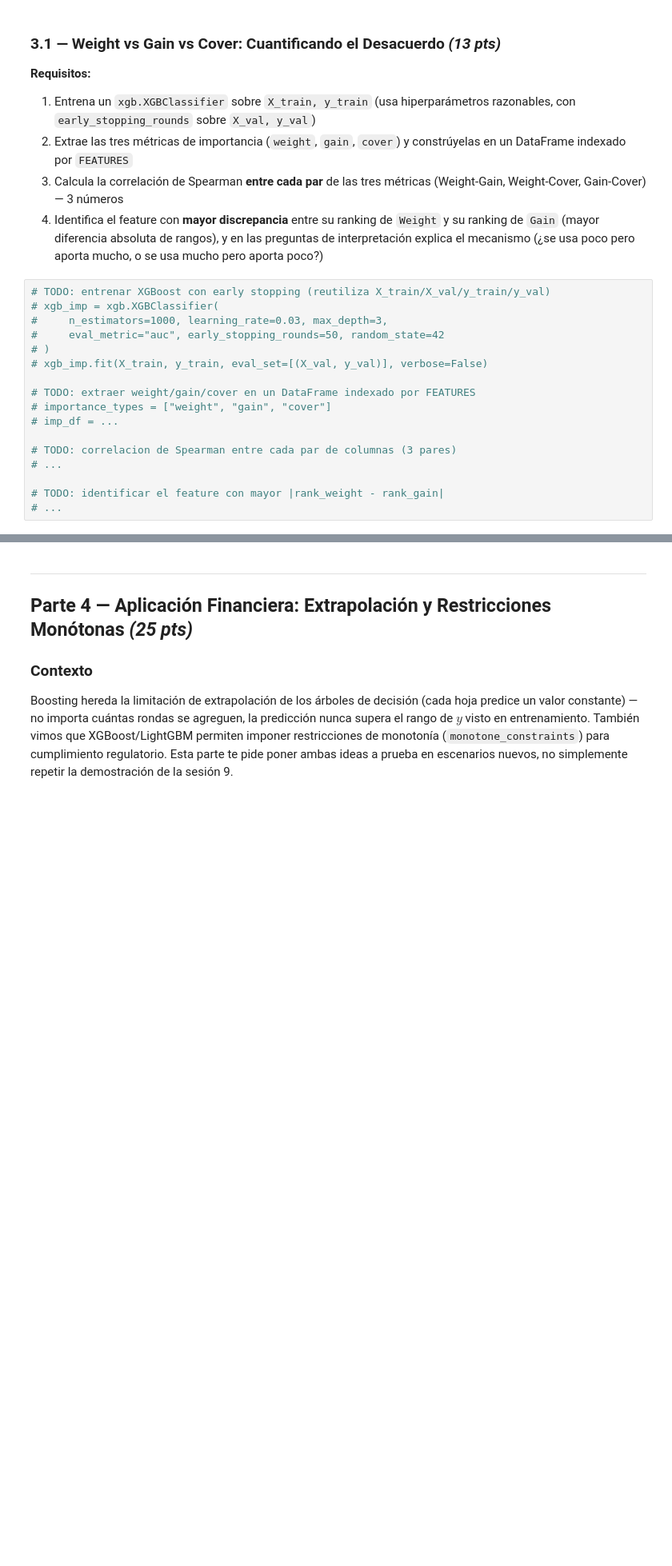
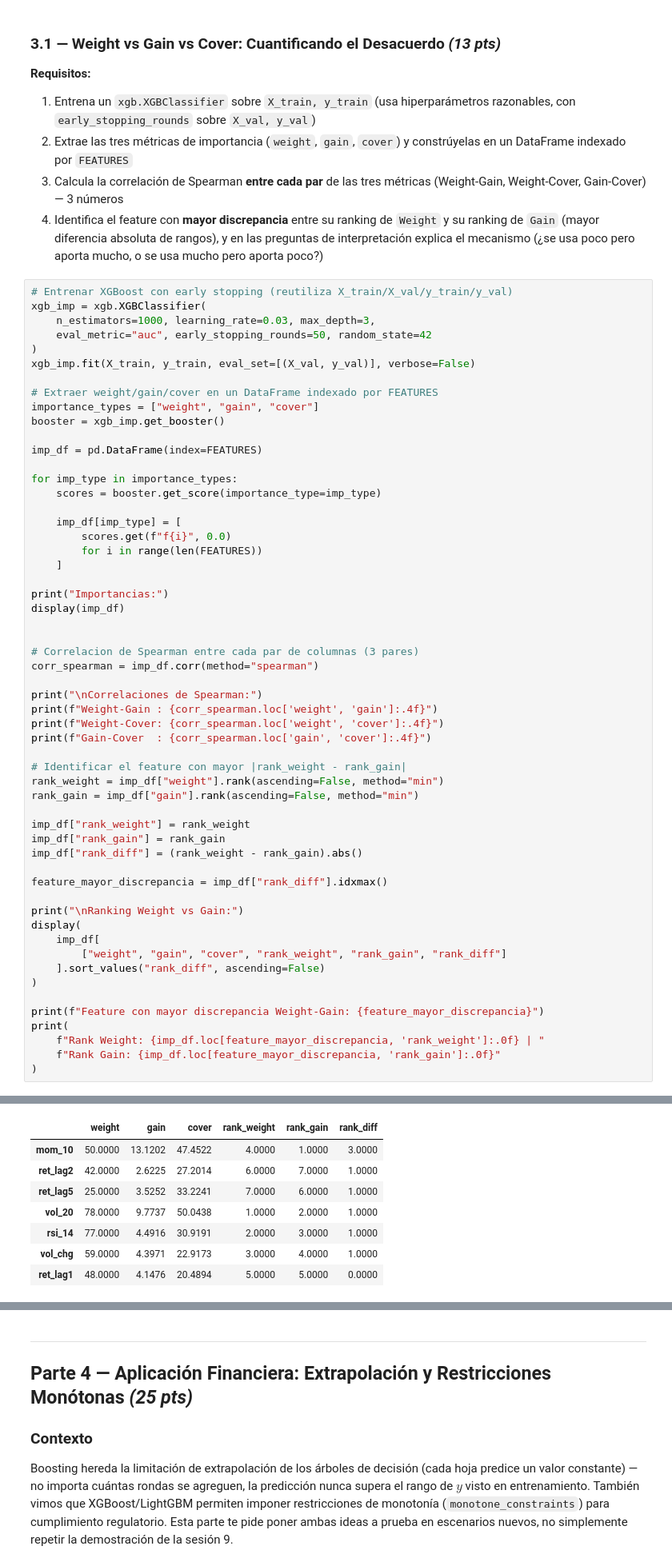
Before and after one commit to Vyena/ml_finance_teixeiradossantos, a Jupyter notebook: notebooks/hw07.ipynb, the cells around one changed output, grey strips where cells are left out. Shown at 80% size. Cells and saved outputs as stored; diff of their text form; blank space fills up the shorter version.

Commit message:
Completa Parte 3 HW07 - importancia y sensibilidad al ruido

```diff
--- a/notebooks/hw07.ipynb
+++ b/notebooks/hw07.ipynb
@@ -642,19 +642,59 @@ XGBoost expone tres métricas de importancia (`Weight`, `Gain`, `Cover`) que pue
 3. Calcula la correlación de Spearman **entre cada par** de las tres métricas (Weight-Gain, Weight-Cover, Gain-Cover) — 3 números
 4. Identifica el feature con **mayor discrepancia** entre su ranking de `Weight` y su ranking de `Gain` (mayor diferencia absoluta de rangos), y en las preguntas de interpretación explica el mecanismo (¿se usa poco pero aporta mucho, o se usa mucho pero aporta poco?)
 # %%
-# TODO: entrenar XGBoost con early stopping (reutiliza X_train/X_val/y_train/y_val)
-# xgb_imp = xgb.XGBClassifier(
-#     n_estimators=1000, learning_rate=0.03, max_depth=3,
-#     eval_metric="auc", early_stopping_rounds=50, random_state=42
-# )
-# xgb_imp.fit(X_train, y_train, eval_set=[(X_val, y_val)], verbose=False)
+# Entrenar XGBoost con early stopping (reutiliza X_train/X_val/y_train/y_val)
+xgb_imp = xgb.XGBClassifier(
+    n_estimators=1000, learning_rate=0.03, max_depth=3,
+    eval_metric="auc", early_stopping_rounds=50, random_state=42
+)
+xgb_imp.fit(X_train, y_train, eval_set=[(X_val, y_val)], verbose=False)
 
-# TODO: extraer weight/gain/cover en un DataFrame indexado por FEATURES
-# importance_types = ["weight", "gain", "cover"]
-# imp_df = ...
+# Extraer weight/gain/cover en un DataFrame indexado por FEATURES
+importance_types = ["weight", "gain", "cover"]
+booster = xgb_imp.get_booster()
 
-# TODO: correlacion de Spearman entre cada par de columnas (3 pares)
-# ...
+imp_df = pd.DataFrame(index=FEATURES)
 
-# TODO: identificar el feature con mayor |rank_weight - rank_gain|
-# ...
+for imp_type in importance_types:
+    scores = booster.get_score(importance_type=imp_type)
+
+    imp_df[imp_type] = [
+        scores.get(f"f{i}", 0.0)
+        for i in range(len(FEATURES))
+    ]
+
+print("Importancias:")
+display(imp_df)
+
+
+# Correlacion de Spearman entre cada par de columnas (3 pares)
+corr_spearman = imp_df.corr(method="spearman")
+
+print("\nCorrelaciones de Spearman:")
+print(f"Weight-Gain : {corr_spearman.loc['weight', 'gain']:.4f}")
+print(f"Weight-Cover: {corr_spearman.loc['weight', 'cover']:.4f}")
+print(f"Gain-Cover  : {corr_spearman.loc['gain', 'cover']:.4f}")
+
+# Identificar el feature con mayor |rank_weight - rank_gain|
+rank_weight = imp_df["weight"].rank(ascending=False, method="min")
+rank_gain = imp_df["gain"].rank(ascending=False, method="min")
+
+imp_df["rank_weight"] = rank_weight
+imp_df["rank_gain"] = rank_gain
+imp_df["rank_diff"] = (rank_weight - rank_gain).abs()
+
+feature_mayor_discrepancia = imp_df["rank_diff"].idxmax()
+
+print("\nRanking Weight vs Gain:")
+display(
+    imp_df[
+        ["weight", "gain", "cover", "rank_weight", "rank_gain", "rank_diff"]
+    ].sort_values("rank_diff", ascending=False)
+)
+
+print(f"Feature con mayor discrepancia Weight-Gain: {feature_mayor_discrepancia}")
+print(
+    f"Rank Weight: {imp_df.loc[feature_mayor_discrepancia, 'rank_weight']:.0f} | "
+    f"Rank Gain: {imp_df.loc[feature_mayor_discrepancia, 'rank_gain']:.0f}"
+)
+# %% [output]
@@ -660,0 +716,8 @@ XGBoost expone tres métricas de importancia (`Weight`, `Gain`, `Cover`) que pue
+|  | weight | gain | cover | rank_weight | rank_gain | rank_diff |
+| mom_10 | 50.0000 | 13.1202 | 47.4522 | 4.0000 | 1.0000 | 3.0000 |
+| ret_lag2 | 42.0000 | 2.6225 | 27.2014 | 6.0000 | 7.0000 | 1.0000 |
+| ret_lag5 | 25.0000 | 3.5252 | 33.2241 | 7.0000 | 6.0000 | 1.0000 |
+| vol_20 | 78.0000 | 9.7737 | 50.0438 | 1.0000 | 2.0000 | 1.0000 |
+| rsi_14 | 77.0000 | 4.4916 | 30.9191 | 2.0000 | 3.0000 | 1.0000 |
+| vol_chg | 59.0000 | 4.3971 | 22.9173 | 3.0000 | 4.0000 | 1.0000 |
+| ret_lag1 | 48.0000 | 4.1476 | 20.4894 | 5.0000 | 5.0000 | 0.0000 |
```
Also changed, not shown: parts of 3 cells of this notebook.
